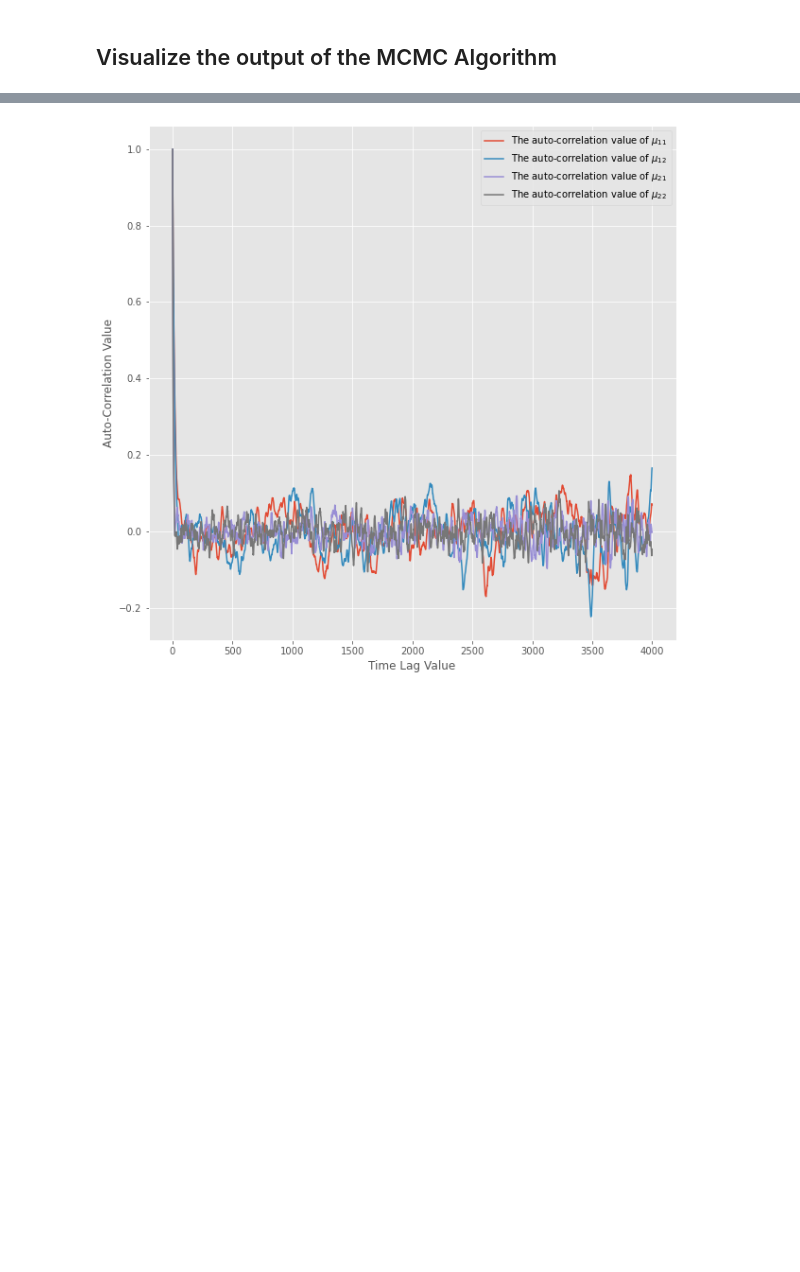
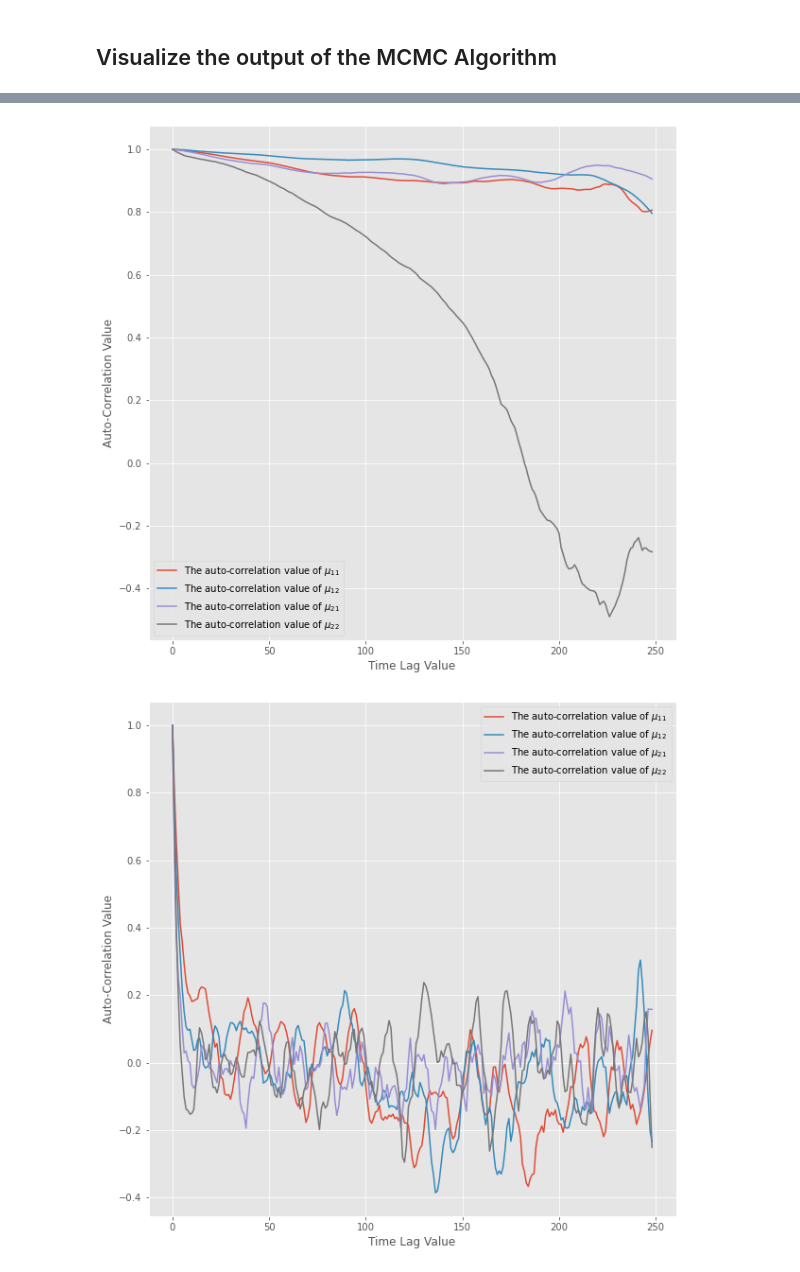
Before and after one commit to pjdunne/MResMCMC2023, a Jupyter notebook: Examples_Dian.ipynb, the cells around one changed output, grey strips where cells are left out. Drawn from its saved outputs; the diff is of its cells as text; code cells hidden in the pictures; blank space fills up the shorter version.

```diff
--- a/Examples_Dian.ipynb
+++ b/Examples_Dian.ipynb
@@ -40,16 +41,27 @@ Res_G = MHMC_GMM_2D_2com.generate(
     )
 # %%
-from MCMC_DianZhang.Dian_MCMC.MetropolisHastingMCMC.ProposalDistributions import HamiltonianProposalDistribution
+from MCMC_DianZhang.Dian_MCMC.MetropolisHastingMCMC.ProposalDistributions import HamiltonianProposalFunction, HamiltonianProposalFunction_vec
 
-steps = 10000
-Prop_H = HamiltonianProposalDistribution(rho = GMM_Likeli_2D_2com.calculate_log_likelihoods, epsilon=0.01, L=5, log_likelihood=True)
+Prop_H = HamiltonianProposalFunction(rho = GMM_Likeli_2D_2com.calculate_log_likelihoods, epsilon=0.01, L=5, log_likelihood=True)
 MHMC_GMM_2D_2com_H = MHMC(rho=Prop_H.U, log_likelihood=True)
 Res_H = MHMC_GMM_2D_2com_H.generate(
-    theta0=[0 for _ in range(GMM_Likeli_2D_2com.n_dimensions*GMM_Likeli_2D_2com.n_components)],
+    theta0=[0.0 for _ in range(GMM_Likeli_2D_2com.n_dimensions*GMM_Likeli_2D_2com.n_components)],
     qProb=Prop_H.log_qProb,
     qSamp=Prop_H.qSample,
     steps=steps,
-    OutputRunTime=100
+    OutputRunTime=100,
+    MaxTime=7
 )
+# %%
+Prop_H_MT = HamiltonianProposalFunction_vec(rho = GMM_Likeli_2D_2com.calculate_log_likelihoods, epsilon=0.01, L=5, log_likelihood=True)
+MHMC_GMM_2D_2com_H = MHMC(rho=Prop_H_MT.U, log_likelihood=True)
+Res_H_MT = MHMC_GMM_2D_2com_H.generate(
+    theta0=[0.0 for _ in range(GMM_Likeli_2D_2com.n_dimensions*GMM_Likeli_2D_2com.n_components)],
+    qProb=Prop_H_MT.log_qProb,
+    qSamp=Prop_H_MT.qSample,
+    steps=steps,
+    OutputRunTime=100,
+    MaxTime=7
+)
 # %% [markdown]
 ## Visualize the output of the MCMC Algorithm
@@ -317,5 +113,6 @@ def densities_plot(Thetas, plot_axis, bins, burn_in, cr_1D=0, mark_highest_densi
 # %%
-# from MCMC_DianZhang.Dian_MCMC.Statistic_tools import densities_plot
+from MCMC_DianZhang.Dian_MCMC.Statistic_tools import densities_plot
 
-_ = densities_plot(Thetas=Res["Thetas"], plot_axis=[], bins=40, burn_in=2500, cr_1D=0.9)
+for bi, Res in zip([1000, 100, 200], [Res_G, Res_H, Res_H_MT]):
+    _ = densities_plot(Thetas=Res["Thetas"], plot_axis=[], bins=40, burn_in=bi, cr_1D=0.9)
 # %% [output]
@@ -330,4 +125,7 @@ This figure includes Axes that are not compatible with tight_layout, so results
 # %%
 from MCMC_DianZhang.Dian_MCMC.Statistic_tools import targetDis_step_plot
-targetDis_step_plot(Thetas=Res["Thetas"][1000:], rho=GMM_Likeli_2D_2com.calculate_log_likelihoods, target_type="log_Likelihood", return_maximum=True)
+
+for Res in [Res_G, Res_H, Res_H_MT]:
+    targetDis_step_plot(Thetas=Res["Thetas"], rho=GMM_Likeli_2D_2com.calculate_log_likelihoods, target_type="log_Likelihood", return_maximum=True, burn_in=1000)
+    break
 # %% [output]
@@ -335,5 +133,8 @@ targetDis_step_plot(Thetas=Res["Thetas"][1000:], rho=GMM_Likeli_2D_2com.calculat
 # %%
 from MCMC_DianZhang.Dian_MCMC.Statistic_tools import auto_corr_plot
-auto_corr_plot(Thetas=Res["Thetas"], plot_nth_theta=[0,1,2,3], theta_index=["$\mu_{11}$", "$\mu_{12}$", "$\mu_{21}$", "$\mu_{22}$"], max_time_lag=4000, data_range=[1999,9999])
+
+for Res in [Res_G, Res_H, Res_H_MT]:
+    auto_corr_plot(Thetas=Res["Thetas"], plot_nth_theta=[0,1,2,3], theta_index=["$\mu_{11}$", "$\mu_{12}$", "$\mu_{21}$", "$\mu_{22}$"], max_time_lag=250, data_range=[99,499])
 # %% [output]
-[figure, old version]
+[figure, new version]
+[figure, added]
```
Also changed, not shown: parts of 15 cells of this notebook, 2 other files.
